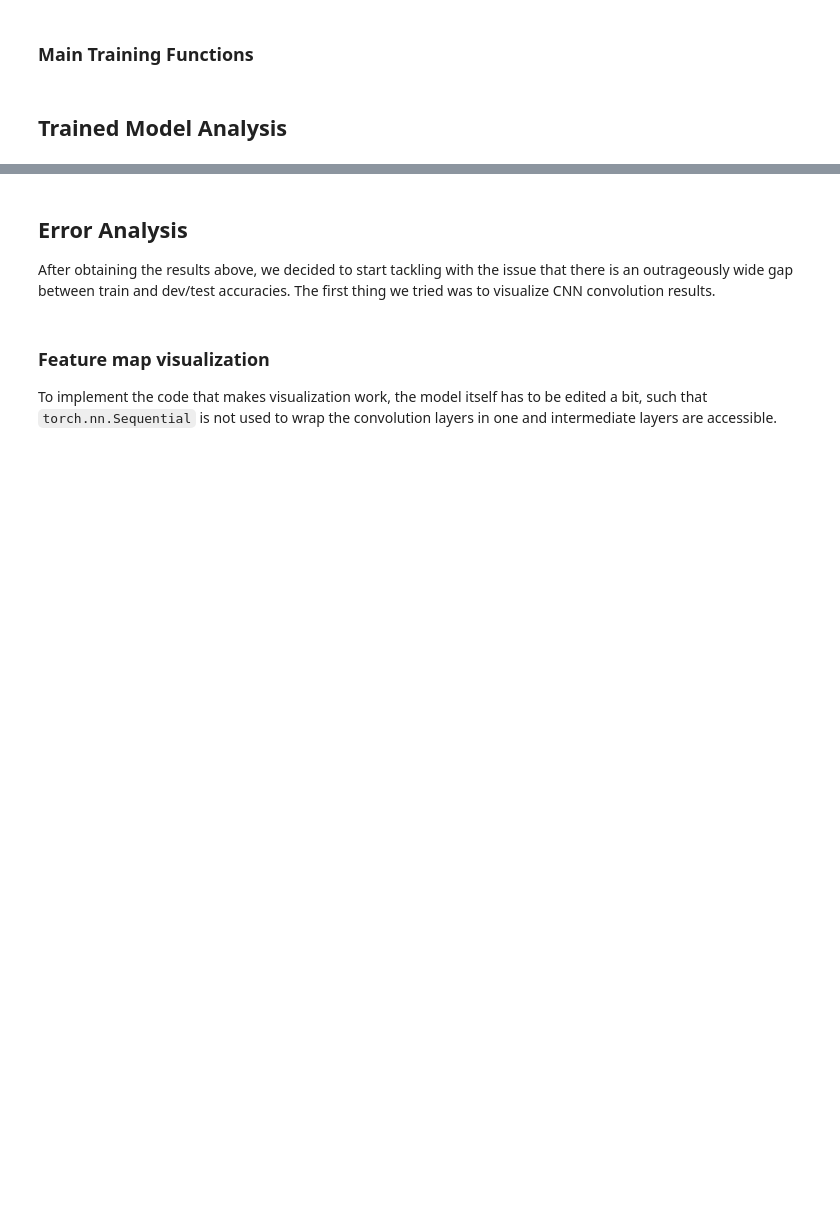
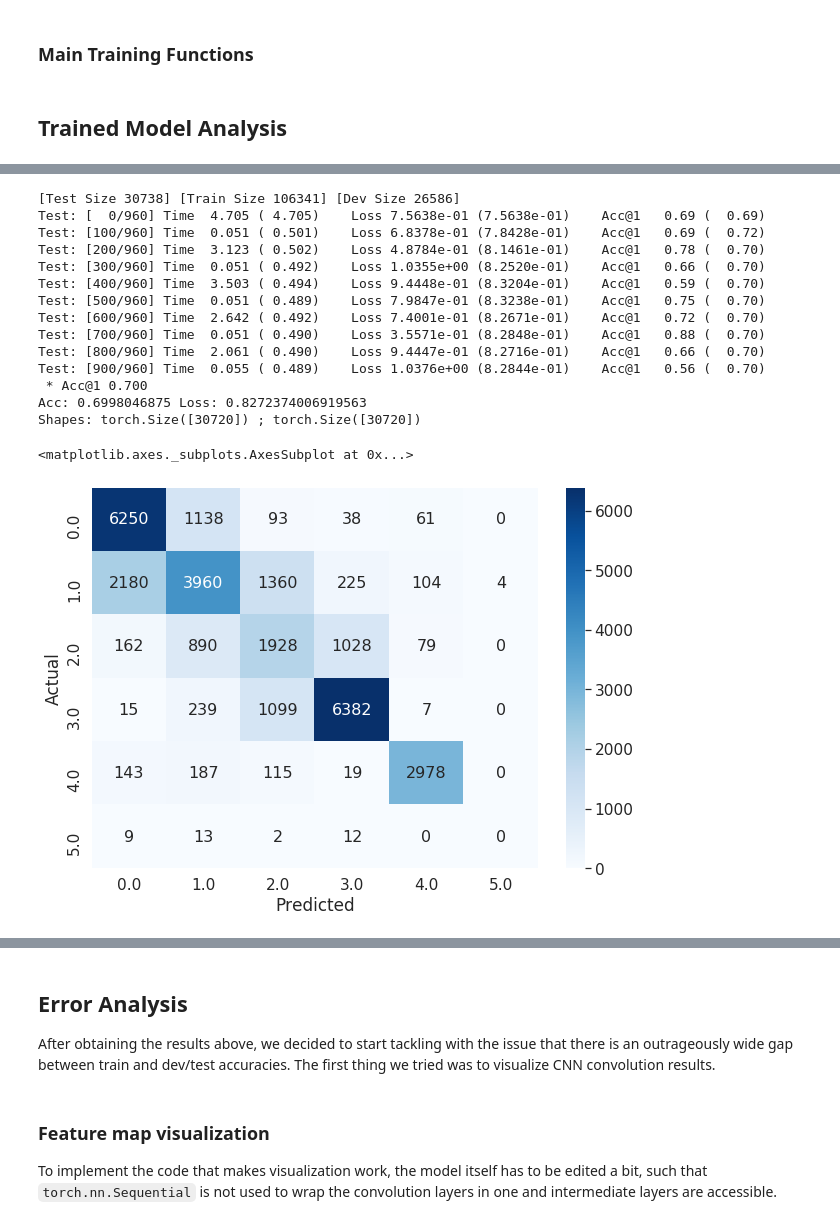
Before and after one commit to kalvin807/Tropical-Cyclone-Classifier, a Jupyter notebook: [Latest][GPU_FARM]_COMP3359_group_28.ipynb, the cells around one changed output, grey strips where cells are left out. Saved outputs shown, nothing was run; the diff lists cells and outputs as text; code cells hidden in the pictures; blank space fills up the shorter version.

```diff
--- a/[Latest][GPU_FARM]_COMP3359_group_28.ipynb
+++ b/[Latest][GPU_FARM]_COMP3359_group_28.ipynb
@@ -489,6 +504,27 @@ class CustomNet1(nn.Module):
 # %% [markdown]
 ## Final Model
 ### EfficientNet-b3
+# %%
+class EffNet(nn.Module):
+    # Of course you need to check you are training the correct model or not
+    def __init__(self):
+        super(EffNet, self).__init__()
+
+        self.conv = EfficientNet.from_pretrained('efficientnet-b3')
+        self.fc = nn.Sequential(
+            nn.AdaptiveAvgPool2d(1),
+            nn.Flatten(),
+            nn.Dropout(0.25),
+            nn.Linear(1536, 768),
+            nn.Dropout(0.35),
+            nn.ELU(inplace=True),
+            nn.Linear(768,6)
+        )
+
+    def forward(self, x):
+        x = self.conv.extract_features(x)
+        x = self.fc(x)
+        return x
 # %% [markdown]
 ## Train, Vaildate, Test: All Training Procedures
 # %% [markdown]
@@ -825,7 +861,7 @@ def validate_with_all_preds(val_loader, model, criterion, freq, gpu):
             # Saves all preds and their corresponding ground truth
             preds = torch.argmax(output.data, 1)
             all_preds.extend(preds)
-            all_labels.extend(labels)
+            all_labels.extend(target)
 
             # measure elapsed time
             batch_time.update(time.time() - end)
@@ -856 +905,32 @@ Test: [200/240] Time 15.765 ( 2.825)    Loss 1.8600e+00 (1.8682e+00)    Acc@1
+# %%
+dataset = prepare_dataset(LABELS, 0.8, 2012)
+test_ds = TyDataset(dataset['test'], test_transform, channel=3)
+test_loader = DataLoader(test_ds,
+                            batch_size = 32,
+                            num_workers= 8,
+                            pin_memory= True,
+                            drop_last=True,
+                            shuffle=True)
+
+test_result = validate_with_all_preds(val_loader=test_loader,model=model,
+                                      criterion=nn.CrossEntropyLoss().cuda(0),
+                                      freq=100, gpu=0)
+print(f"Acc: {test_result['acc']} Loss: {test_result['loss']}")
+# %% [output]
+[Test Size 30738] [Train Size 106341] [Dev Size 26586]
+Test: [  0/960] Time  4.705 ( 4.705)    Loss 7.5638e-01 (7.5638e-01)    Acc@1   0.69 (  0.69)
+Test: [100/960] Time  0.051 ( 0.501)    Loss 6.8378e-01 (7.8428e-01)    Acc@1   0.69 (  0.72)
+Test: [200/960] Time  3.123 ( 0.502)    Loss 4.8784e-01 (8.1461e-01)    Acc@1   0.78 (  0.70)
+Test: [300/960] Time  0.051 ( 0.492)    Loss 1.0355e+00 (8.2520e-01)    Acc@1   0.66 (  0.70)
+Test: [400/960] Time  3.503 ( 0.494)    Loss 9.4448e-01 (8.3204e-01)    Acc@1   0.59 (  0.70)
+Test: [500/960] Time  0.051 ( 0.489)    Loss 7.9847e-01 (8.3238e-01)    Acc@1   0.75 (  0.70)
+Test: [600/960] Time  2.642 ( 0.492)    Loss 7.4001e-01 (8.2671e-01)    Acc@1   0.72 (  0.70)
+Test: [700/960] Time  0.051 ( 0.490)    Loss 3.5571e-01 (8.2848e-01)    Acc@1   0.88 (  0.70)
+Test: [800/960] Time  2.061 ( 0.490)    Loss 9.4447e-01 (8.2716e-01)    Acc@1   0.66 (  0.70)
+Test: [900/960] Time  0.055 ( 0.489)    Loss 1.0376e+00 (8.2844e-01)    Acc@1   0.56 (  0.70)
+ * Acc@1 0.700
+Acc: 0.6998046875 Loss: 0.8272374006919563
+Shapes: torch.Size([30720]) ; torch.Size([30720])
+<matplotlib.axes._subplots.AxesSubplot at 0x...>
+[figure, added]
 # %%
```
Also changed, not shown: parts of 11 cells of this notebook.
